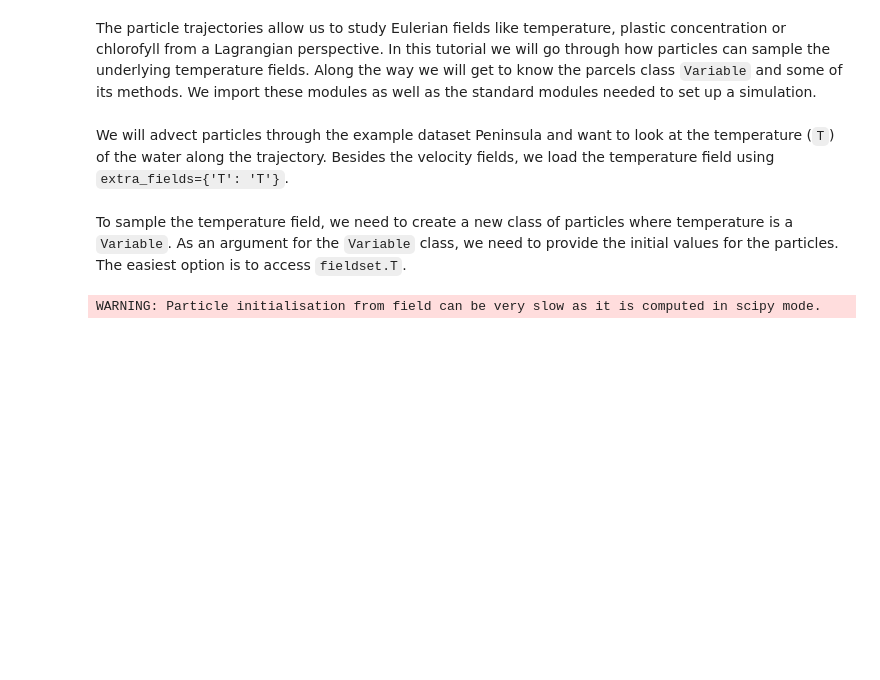
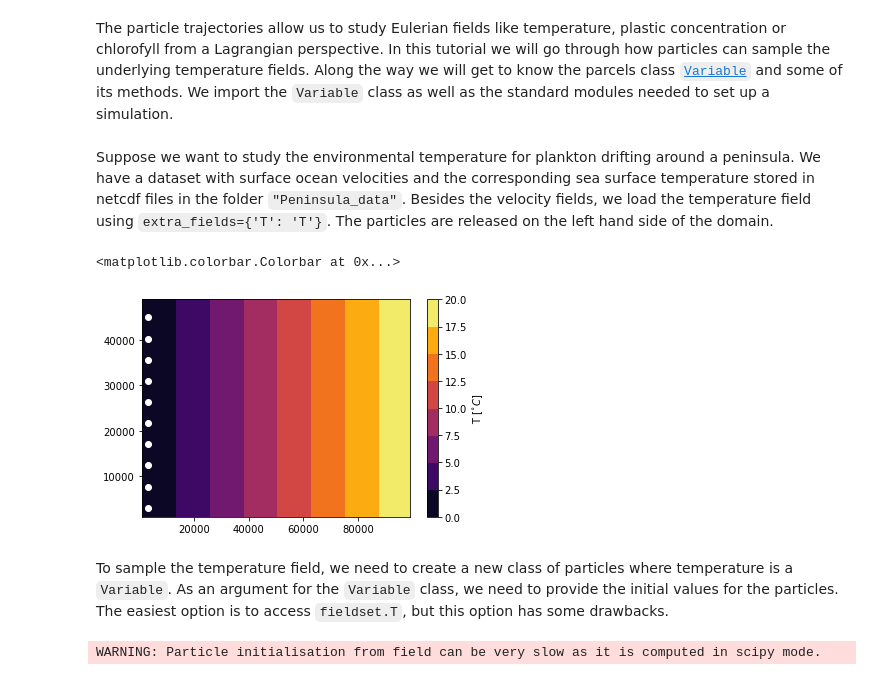
Before and after one commit to OceanParcels/Parcels, a Jupyter notebook: parcels/examples/tutorial_sampling.ipynb, the cells around one changed output. Cells and saved outputs as stored; diff of their text form; code cells hidden in the pictures; blank space fills up the shorter version.

Commit message:
Update tutorial_sampling.ipynb
Add figures to show what happens. Create general sampling section and initial value section

```diff
--- a/parcels/examples/tutorial_sampling.ipynb
+++ b/parcels/examples/tutorial_sampling.ipynb
@@ -3,3 +3,3 @@
 # %% [markdown]
-The particle trajectories allow us to study Eulerian fields like temperature, plastic concentration or chlorofyll from a Lagrangian perspective. In this tutorial we will go through how particles can sample the underlying temperature fields. Along the way we will get to know the parcels class `Variable` and some of its methods. We import these modules as well as the standard modules needed to set up a simulation.
+The particle trajectories allow us to study Eulerian fields like temperature, plastic concentration or chlorofyll from a Lagrangian perspective. In this tutorial we will go through how particles can sample the underlying temperature fields. Along the way we will get to know the parcels class [`Variable`](https://oceanparcels.org/gh-pages/html/#parcels.particle.Variable) and some of its methods. We import the `Variable` class as well as the standard modules needed to set up a simulation.
 # %%
@@ -9,2 +14,0 @@ from datetime import timedelta as delta
-# %% [markdown]
-We will advect particles through the example dataset Peninsula and want to look at the temperature (`T`) of the water along the trajectory. Besides the velocity fields, we load the temperature field using `extra_fields={'T': 'T'}`.
@@ -13,3 +15,25 @@ fieldset = FieldSet.from_parcels("Peninsula_data/peninsula", extra_fields={'T':
+# %% [markdown]
+Suppose we want to study the environmental temperature for plankton drifting around a peninsula. We have a dataset with surface ocean velocities and the corresponding sea surface temperature stored in netcdf files in the folder `"Peninsula_data"`. Besides the velocity fields, we load the temperature field using `extra_fields={'T': 'T'}`. The particles are released on the left hand side of the domain.
+# %%
+# Velocity and temperature fields
+fieldset = FieldSet.from_parcels("Peninsula_data/peninsula", extra_fields={'T': 'T'}, allow_time_extrapolation=True)
+
+# Particle locations and initial time
+npart = 10  # number of particles to be released
+lon = 3e3 * np.ones(npart)
+lat = np.linspace(3e3 , 45e3, npart, dtype=np.float32)
+time = np.arange(0, npart) * delta(hours=1).total_seconds()  # release every particle one hour later
+
+# Plot temperature field and initial particle locations
+T_data = xr.open_dataset("Peninsula_data/peninsulaT.nc")
+plt.figure()
+ax = plt.axes()
+T_contour = ax.contourf(T_data.x.values,T_data.y.values,T_data.T.values[0,0],cmap=plt.cm.inferno)
+ax.scatter(lon,lat,c='w')
+plt.colorbar(T_contour, label = 'T [$^{\circ} C$]')
+# %% [output]
+<matplotlib.colorbar.Colorbar at 0x...>
+[figure, added]
 # %% [markdown]
-To sample the temperature field, we need to create a new class of particles where temperature is a `Variable`. As an argument for the `Variable` class, we need to provide the initial values for the particles. The easiest option is to access `fieldset.T`.
+To sample the temperature field, we need to create a new class of particles where temperature is a `Variable`. As an argument for the `Variable` class, we need to provide the initial values for the particles. The easiest option is to access `fieldset.T`, but this option has some drawbacks.
 # %%
```
Also changed, not shown: parts of 17 cells of this notebook.
